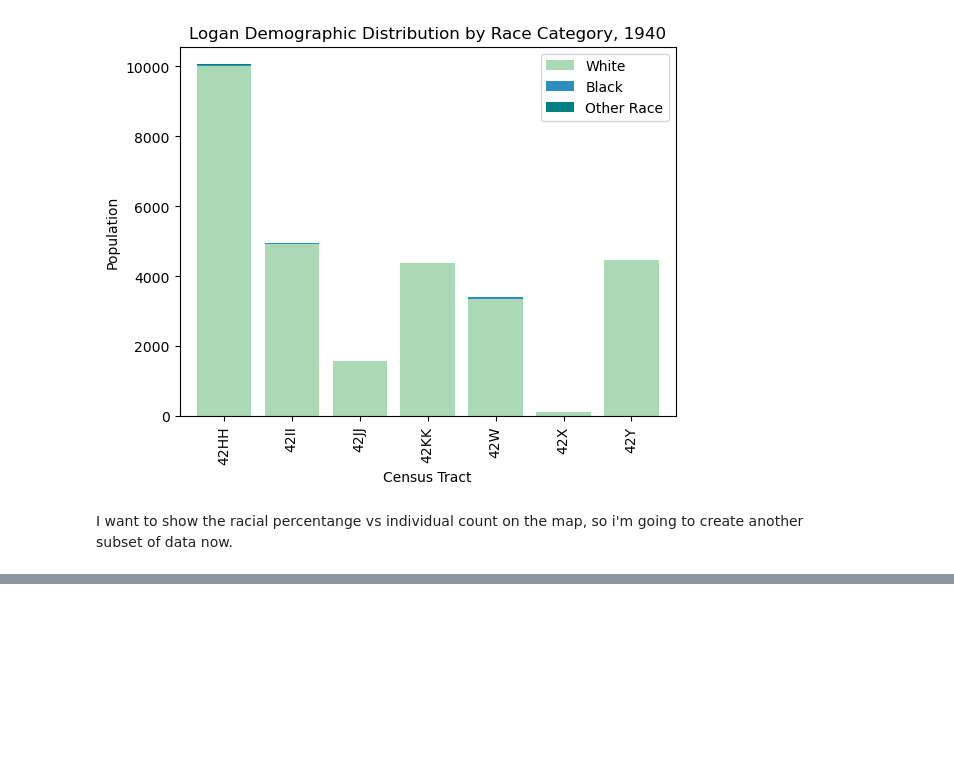
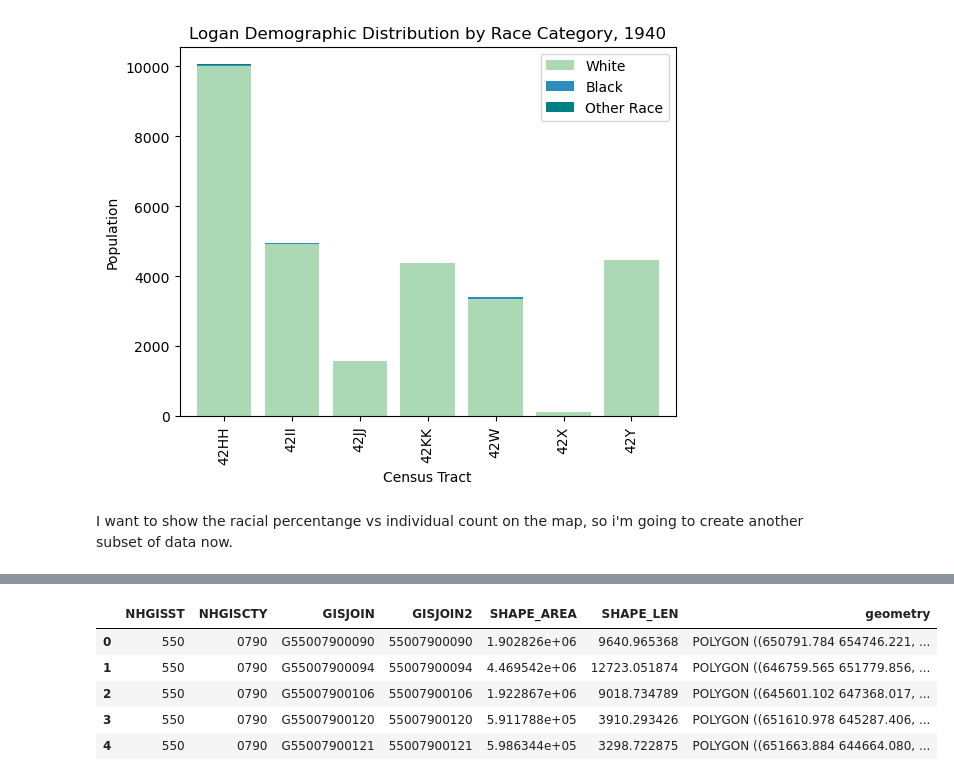
Before and after one commit to lindsey-morris/up221-lindsey, a Jupyter notebook: Final_Project_Files/1940race.ipynb, the cells around one changed output, grey strips where cells are left out. Drawn from its saved outputs; the diff is of its cells as text; code cells hidden in the pictures; blank space fills up the shorter version.

```diff
--- a/Final_Project_Files/1940race.ipynb
+++ b/Final_Project_Files/1940race.ipynb
@@ -342,0 +384,10 @@ percent_subset.sample(5)
+# %%
+#look at the data within the GDF file
+gdf.head()
+# %% [output]
+|  | NHGISST | NHGISCTY | GISJOIN | GISJOIN2 | SHAPE_AREA | SHAPE_LEN | geometry |
+| 0 | 550 | 0790 | G55007900090 | 55007900090 | 1.902826e+06 | 9640.965368 | POLYGON ((650791.784 654746.221, ... |
+| 1 | 550 | 0790 | G55007900094 | 55007900094 | 4.469542e+06 | 12723.051874 | POLYGON ((646759.565 651779.856, ... |
+| 2 | 550 | 0790 | G55007900106 | 55007900106 | 1.922867e+06 | 9018.734789 | POLYGON ((645601.102 647368.017, ... |
+| 3 | 550 | 0790 | G55007900120 | 55007900120 | 5.911788e+05 | 3910.293426 | POLYGON ((651610.978 645287.406, ... |
+| 4 | 550 | 0790 | G55007900121 | 55007900121 | 5.986344e+05 | 3298.722875 | POLYGON ((651663.884 644664.080, ... |
```
Also changed, not shown: parts of 14 cells of this notebook, 4 other files.
